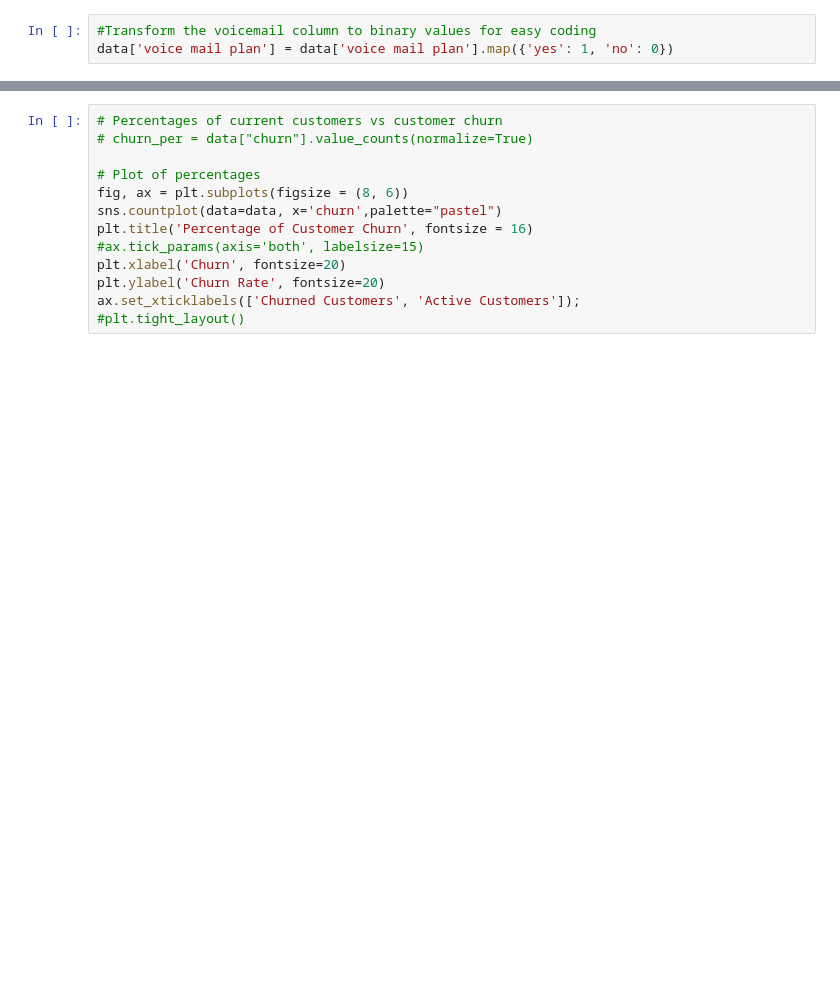
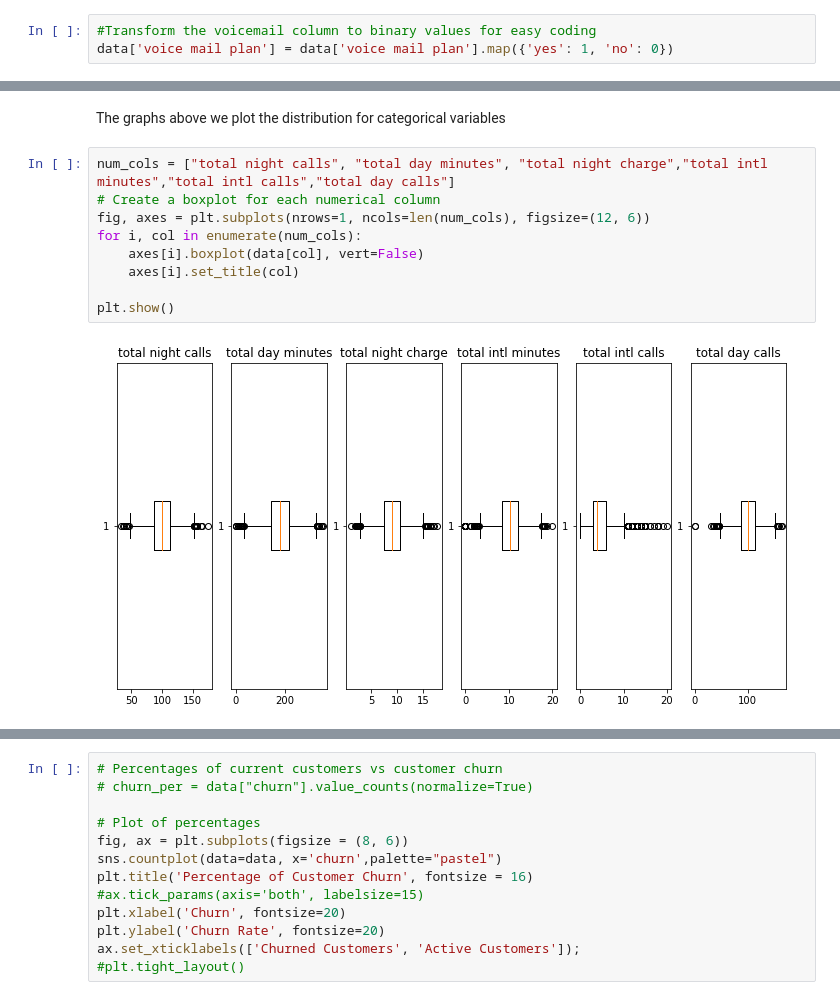
Before and after one commit to paulineKiarie/phase-3-project, a Jupyter notebook: student.ipynb, the cells around one changed output, grey strips where cells are left out. Saved outputs shown, nothing was run; the diff lists cells and outputs as text; blank space fills up the shorter version.

```diff
--- a/student.ipynb
+++ b/student.ipynb
@@ -222,0 +224,13 @@ data['voice mail plan'] = data['voice mail plan'].map({'yes': 1, 'no': 0})
+# %% [markdown]
+The graphs above we plot the distribution for categorical variables
+# %%
+num_cols = ["total night calls", "total day minutes", "total night charge","total intl minutes","total intl calls","total day calls"]
+# Create a boxplot for each numerical column
+fig, axes = plt.subplots(nrows=1, ncols=len(num_cols), figsize=(12, 6))
+for i, col in enumerate(num_cols):
+    axes[i].boxplot(data[col], vert=False)
+    axes[i].set_title(col)
+
+plt.show()
+# %% [output]
+[figure, added]
```
Also changed, not shown: parts of 71 cells of this notebook, 1 other file.
